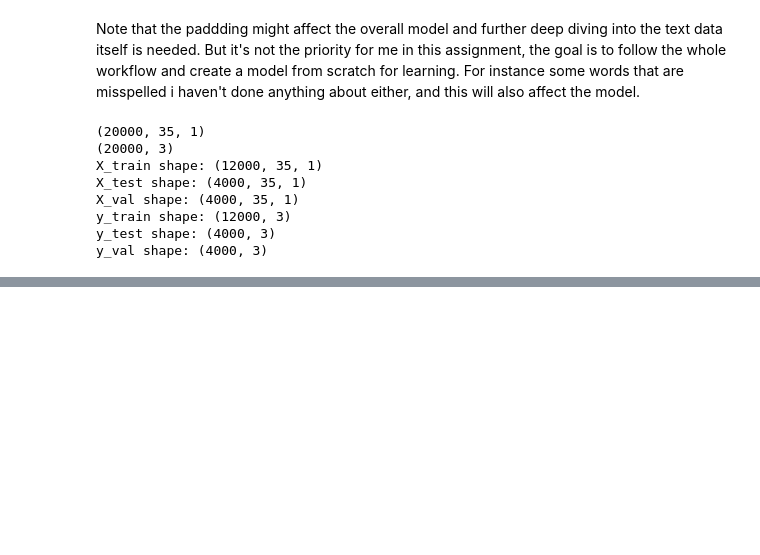
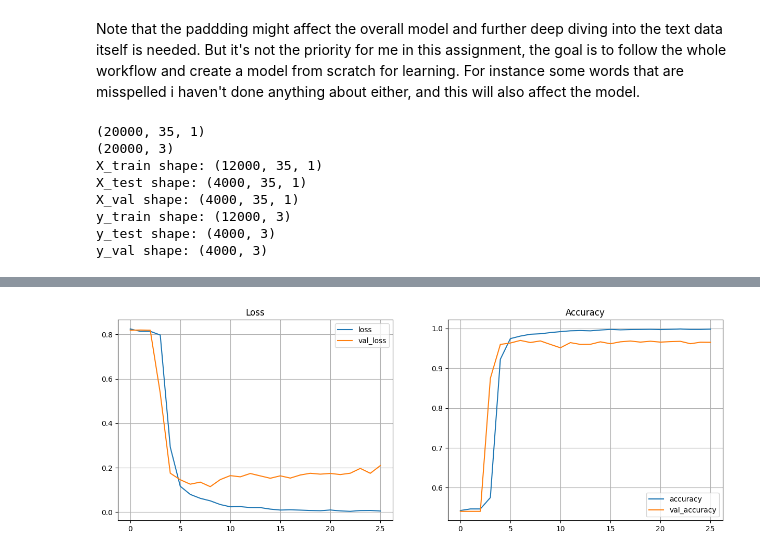
Before and after one commit to JoelOscarsson/rnn-assignment, a Jupyter notebook: rnn-assignment.ipynb, the cells around one changed output, grey strips where cells are left out. Cells and saved outputs as stored; diff of their text form; code cells hidden in the pictures; blank space fills up the shorter version.

```diff
--- a/rnn-assignment.ipynb
+++ b/rnn-assignment.ipynb
@@ -1286,0 +684,5 @@ Test Accuracy: 0.4377500116825104
+# %%
+df = pd.DataFrame(np.load('logs/history_26_20240115-122953.npy', allow_pickle=True).item())
+
+
+df.sort_values(by=['accuracy'], ascending=False)
@@ -1286,0 +707,4 @@ Test Accuracy: 0.4377500116825104
+# %%
+plot_metrics(df)
+# %% [output]
+[figure, added]
```
Also changed, not shown: parts of 46 cells of this notebook, 13 other files.
